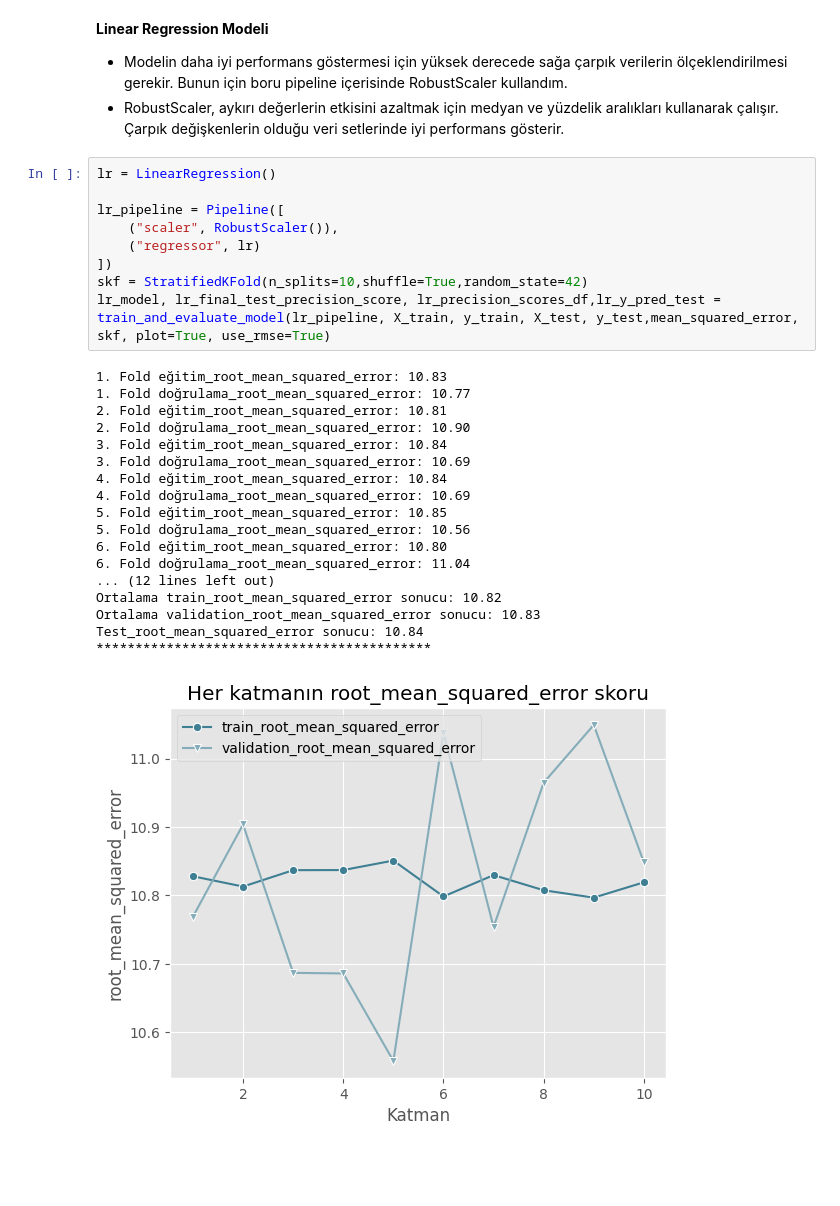
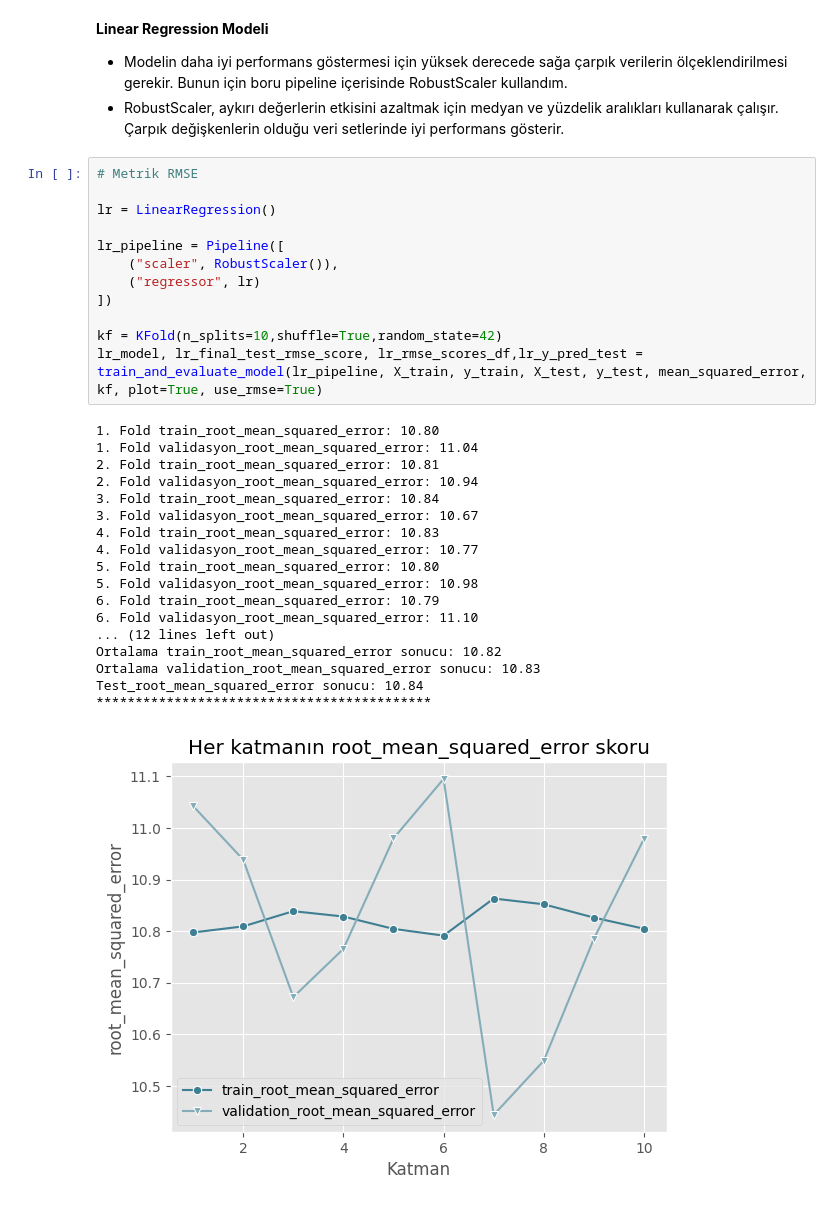
Before and after one commit to kntvrl/flights_project, a Jupyter notebook: project_notebook_ds.ipynb, the cells around one changed output. Saved outputs shown, nothing was run; the diff lists cells and outputs as text; blank space fills up the shorter version.

Commit message:
model değerlendirme aşaması tamamlandı.

```diff
--- a/project_notebook_ds.ipynb
+++ b/project_notebook_ds.ipynb
@@ -1563,30 +1579,33 @@ y_test.shape
 - Modelin daha iyi performans göstermesi için yüksek derecede sağa çarpık verilerin ölçeklendirilmesi gerekir. Bunun için boru pipeline içerisinde RobustScaler kullandım.
 - RobustScaler, aykırı değerlerin etkisini azaltmak için medyan ve yüzdelik aralıkları kullanarak çalışır. Çarpık değişkenlerin olduğu veri setlerinde iyi performans gösterir.
 # %%
+# Metrik RMSE
+
 lr = LinearRegression()
 
 lr_pipeline = Pipeline([
     ("scaler", RobustScaler()),
     ("regressor", lr)
 ])
-skf = StratifiedKFold(n_splits=10,shuffle=True,random_state=42)
-lr_model, lr_final_test_precision_score, lr_precision_scores_df,lr_y_pred_test = train_and_evaluate_model(lr_pipeline, X_train, y_train, X_test, y_test,mean_squared_error, skf, plot=True, use_rmse=True)
+
+kf = KFold(n_splits=10,shuffle=True,random_state=42)
+lr_model, lr_final_test_rmse_score, lr_rmse_scores_df,lr_y_pred_test = train_and_evaluate_model(lr_pipeline, X_train, y_train, X_test, y_test, mean_squared_error, kf, plot=True, use_rmse=True)
 # %% [output]
-1. Fold eğitim_root_mean_squared_error: 10.83
-1. Fold doğrulama_root_mean_squared_error: 10.77
-2. Fold eğitim_root_mean_squared_error: 10.81
-2. Fold doğrulama_root_mean_squared_error: 10.90
-3. Fold eğitim_root_mean_squared_error: 10.84
-3. Fold doğrulama_root_mean_squared_error: 10.69
-4. Fold eğitim_root_mean_squared_error: 10.84
-4. Fold doğrulama_root_mean_squared_error: 10.69
-5. Fold eğitim_root_mean_squared_error: 10.85
-5. Fold doğrulama_root_mean_squared_error: 10.56
-6. Fold eğitim_root_mean_squared_error: 10.80
-6. Fold doğrulama_root_mean_squared_error: 11.04
+1. Fold train_root_mean_squared_error: 10.80
+1. Fold validasyon_root_mean_squared_error: 11.04
+2. Fold train_root_mean_squared_error: 10.81
+2. Fold validasyon_root_mean_squared_error: 10.94
+3. Fold train_root_mean_squared_error: 10.84
+3. Fold validasyon_root_mean_squared_error: 10.67
+4. Fold train_root_mean_squared_error: 10.83
+4. Fold validasyon_root_mean_squared_error: 10.77
+5. Fold train_root_mean_squared_error: 10.80
+5. Fold validasyon_root_mean_squared_error: 10.98
+6. Fold train_root_mean_squared_error: 10.79
+6. Fold validasyon_root_mean_squared_error: 11.10
 ... (12 lines left out)
 Ortalama train_root_mean_squared_error sonucu: 10.82
 Ortalama validation_root_mean_squared_error sonucu: 10.83
 Test_root_mean_squared_error sonucu: 10.84
 *******************************************
-[figure, old version]
+[figure, new version]
```
Also changed, not shown: parts of 28 cells of this notebook.
